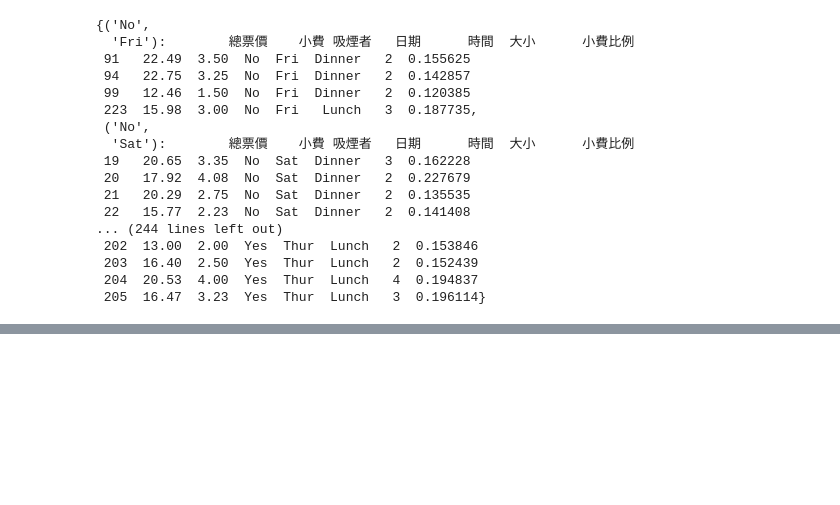
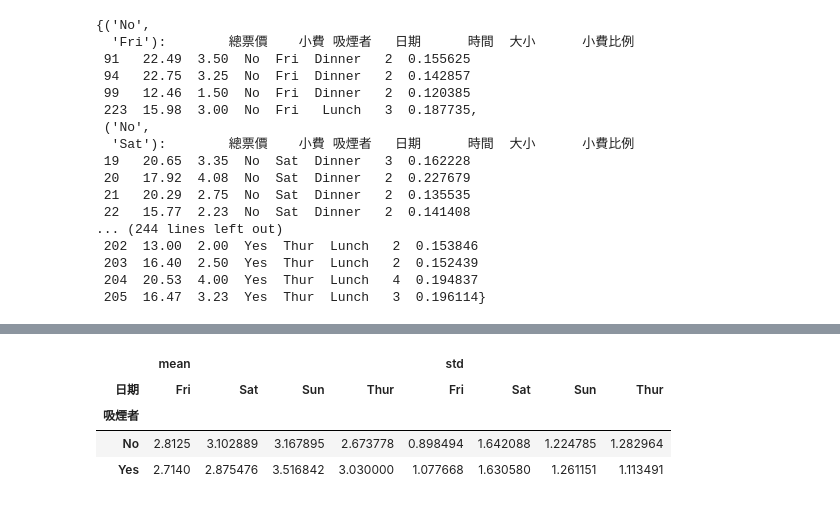
Before and after one commit to chainmine55/2023_11_16Python, a Jupyter notebook: lesson21/lesson21_5.ipynb, the cells around one changed output, grey strips where cells are left out. Drawn from its saved outputs; the diff is of its cells as text; code cells hidden in the pictures; blank space fills up the shorter version.

```diff
--- a/lesson21/lesson21_5.ipynb
+++ b/lesson21/lesson21_5.ipynb
@@ -113 +135,10 @@ dict(list(grouped))
+# %%
+#日期,吸煙者-小費(平均的關係,標準差)
+grouped['小費'].agg(['mean','std']).unstack(level='日期')
+# %% [output]
+|  | mean |  |  |  | std |  |  |  |
+| 日期 | Fri | Sat | Sun | Thur | Fri | Sat | Sun | Thur |
+| 吸煙者 |  |  |  |  |  |  |  |  |
+| No | 2.8125 | 3.102889 | 3.167895 | 2.673778 | 0.898494 | 1.642088 | 1.224785 | 1.282964 |
+| Yes | 2.7140 | 2.875476 | 3.516842 | 3.030000 | 1.077668 | 1.630580 | 1.261151 | 1.113491 |
 # %%
```
Also changed, not shown: parts of 3 cells of this notebook.
